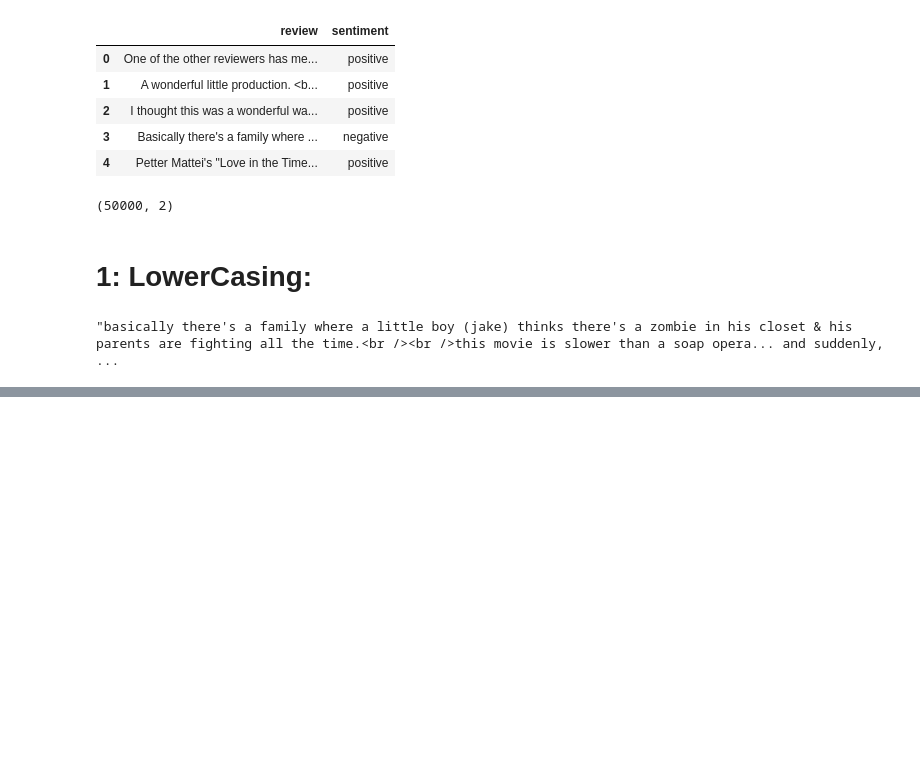
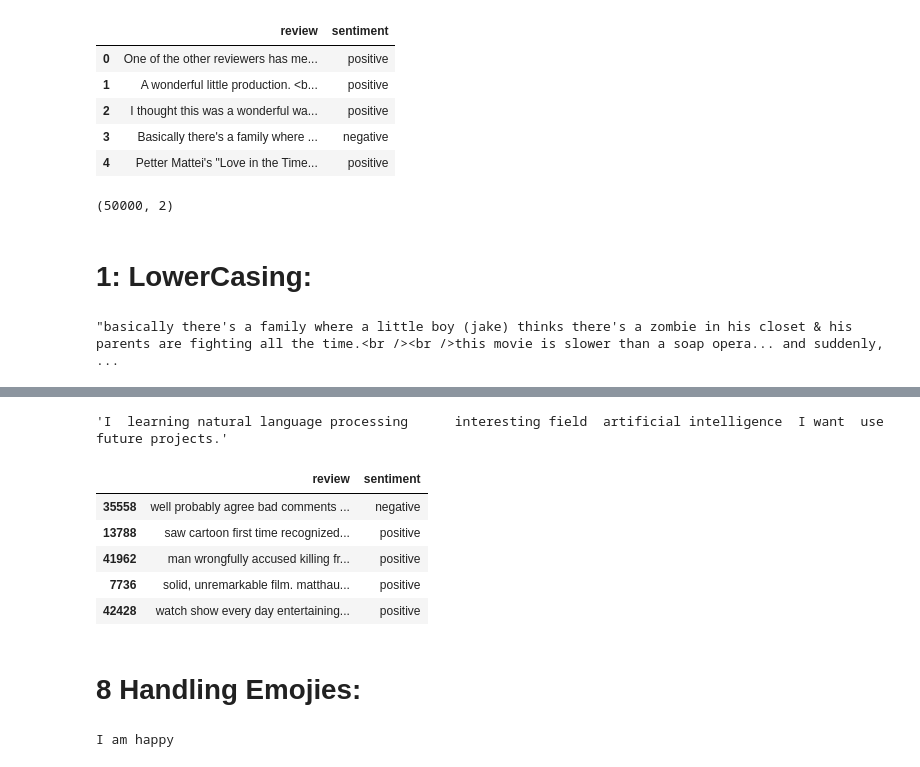
Before and after one commit to Ibad-Ullah-Khan/NLP_Notes, a Jupyter notebook: notebook/03_text_preprocessing.ipynb, the cells around one changed output, grey strips where cells are left out. Cells and saved outputs as stored; diff of their text form; code cells hidden in the pictures; blank space fills up the shorter version.

```diff
--- a/notebook/03_text_preprocessing.ipynb
+++ b/notebook/03_text_preprocessing.ipynb
@@ -68,0 +371,55 @@ Name: review, dtype: object
+# %%
+def remove_stopwords(text):
+    new_text = []
+
+    for word in text.split():
+        if word in stopwords.words('english'):
+            new_text.append('')
+        else:
+            new_text.append(word)
+    x = new_text[:]
+    new_text.clear()
+    return " ".join(x)
+# %%
+text = "I am learning natural language processing because it is a very interesting field of artificial intelligence and I want to use it for my future projects."
+remove_stopwords(text)
+# %% [output]
+'I  learning natural language processing      interesting field  artificial intelligence  I want  use    future projects.'
+# %%
+# if you have to apply on all the dataset
+
+df['review'] = df['review'].apply(remove_stopwords)
+df.sample(5)
+# %% [output]
+|  | review | sentiment |
+| 35558 | well probably agree bad comments ... | negative |
+| 13788 | saw cartoon first time recognized... | positive |
+| 41962 | man wrongfully accused killing fr... | positive |
+| 7736 | solid, unremarkable film. matthau... | positive |
+| 42428 | watch show every day entertaining... | positive |
+# %% [markdown]
+# __8 Handling Emojies:__
+# %%
+# If there is emojies in your data there are three option, 1: Remove it, 2: replace, 3: Keep it
+
+# 1: Remove
+import re
+
+def remove_emojis(text):
+    emoji_pattern = re.compile(
+        "["
+        "\U0001F600-\U0001F64F"  # Emoticons
+        "\U0001F300-\U0001F5FF"  # Symbols & pictographs
+        "\U0001F680-\U0001F6FF"  # Transport & map symbols
+        "\U0001F1E0-\U0001F1FF"  # Flags
+        "\U0001F900-\U0001F9FF"  # Supplemental symbols & pictographs
+        "]+",
+        flags=re.UNICODE
+    )
+    return emoji_pattern.sub(r'', text)
+
+text = "I am happy 🥰🥰"
+
+print(remove_emojis(text))
+# %% [output]
+I am happy
```
Also changed, not shown: parts of 25 cells of this notebook, 3 other files.
